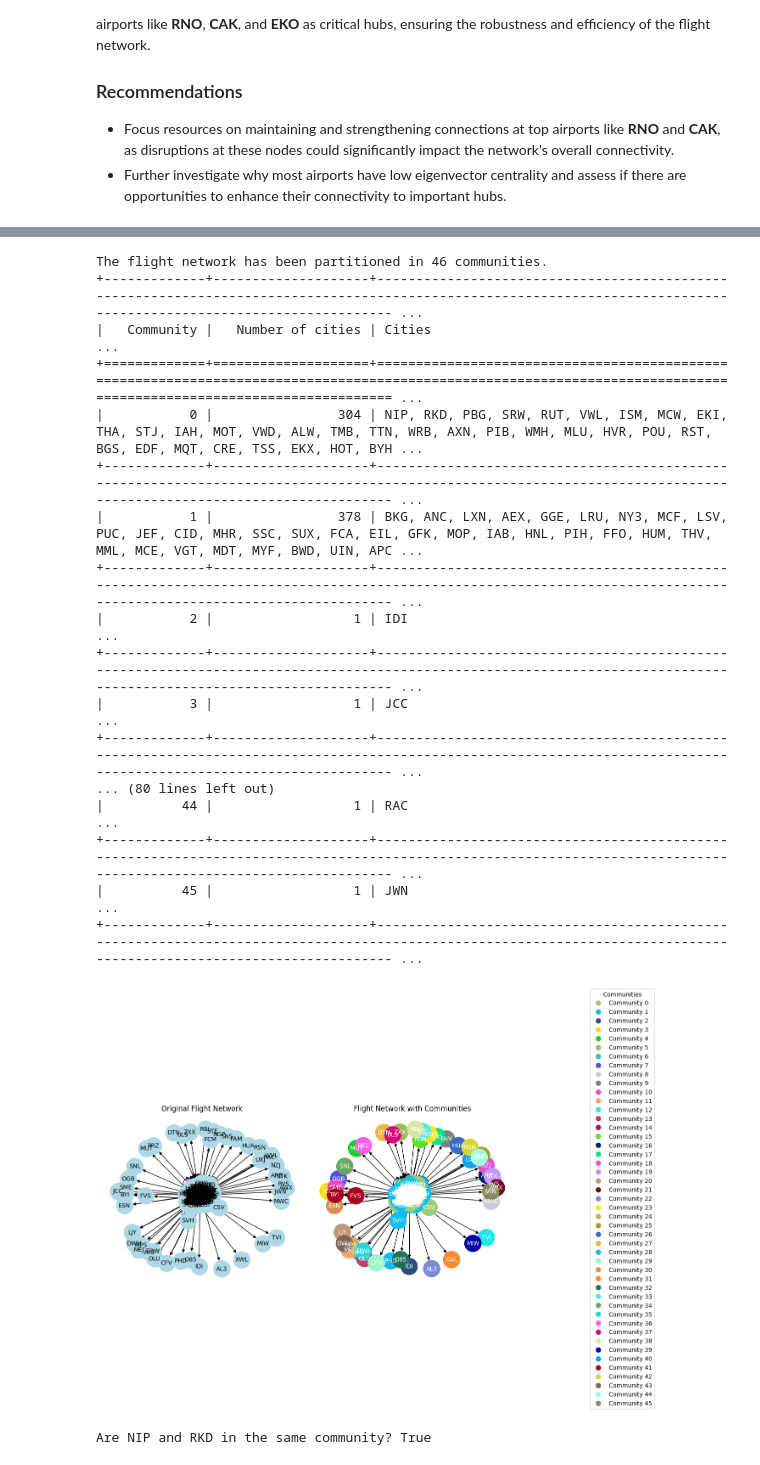
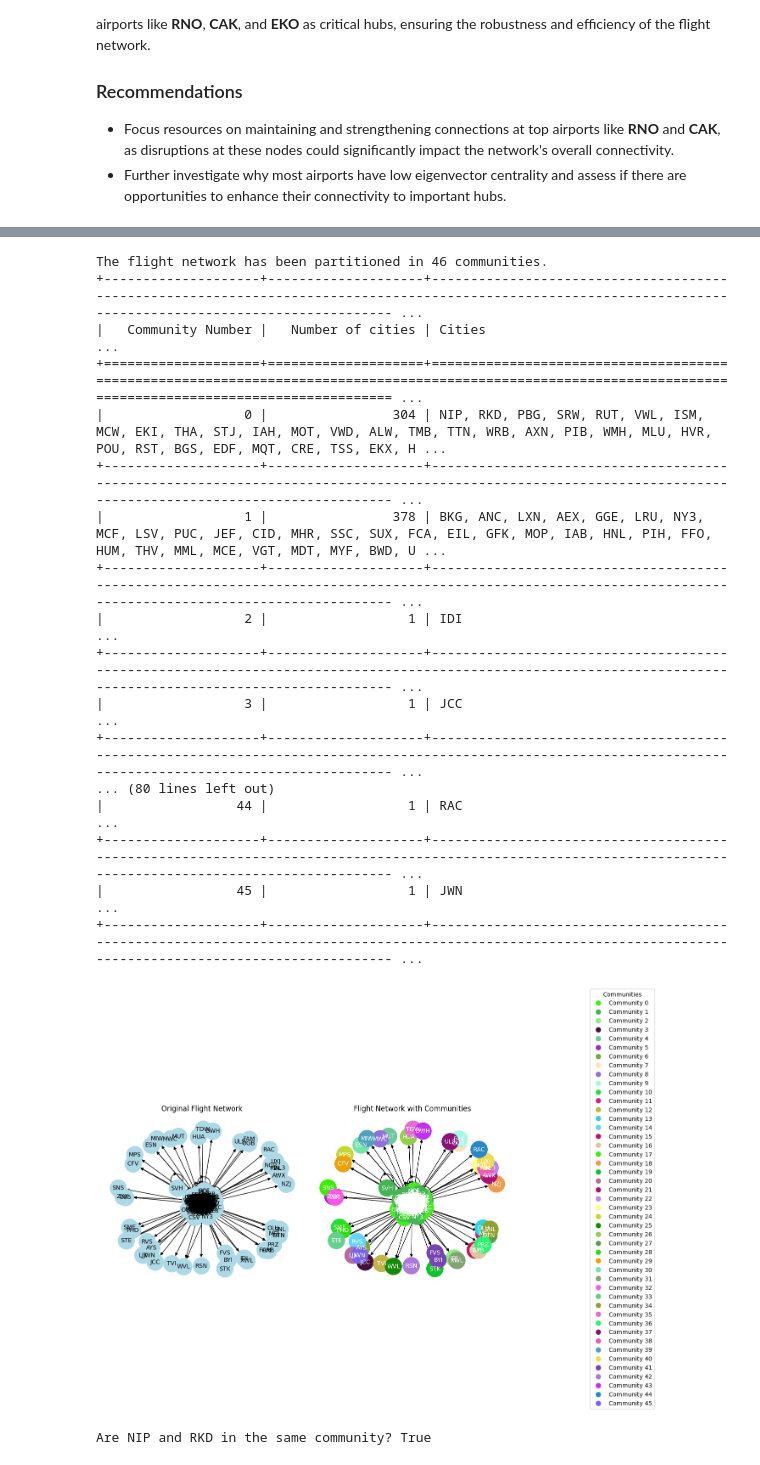
Before and after one commit to gmaurer08/ADM-HW5, a Jupyter notebook: main-2.ipynb, the cells around one changed output, grey strips where cells are left out. Cells and saved outputs as stored; diff of their text form; code cells hidden in the pictures.

Commit message:
Finalizing  q5

```diff
--- a/main-2.ipynb
+++ b/main-2.ipynb
@@ -1823,9 +1767,8 @@ def analyze_flight_network(network, c1, c2):
         c2 (str): Name of the second city.
     """
 
-    #Louvain-inspired community detection
     def custom_louvain_algorithm(network):
-        # Total weight of edges (assuming unweighted network, each edge counts as 1)
+        #Total weight of edges (since the network is unweighted, each edge counts as 1)
         total_weight = network.num_edges()
         # Initialize communities: each node starts in its own community
         communities = {node: {node} for node in network.get_nodes()}
@@ -1858,19 +1801,16 @@ def analyze_flight_network(network, c1, c2):
                     current_degree = network.out_degree(node)
 
                     # Compute the modularity gain for moving the node
-                    gain = (edge_weight / total_weight) - (current_degree * total_degree) / (2 * total_weight ** 2)
-                    # Update the best gain and community if the gain is greater
+                    gain =(edge_weight /total_weight) - (current_degree * total_degree)/ (2* total_weight ** 2)
+                    #Update the best gain and community if the gain is greater
                     if gain > best_gain:
                         best_gain = gain
                         best_community = target_community
 
             # Move the node to the best community if there's a positive gain
             if best_community != current_community:
-                #Remove the node from its current community
                 communities[current_community].remove(node)
-                #Add the node to the new community
                 communities[best_community].add(node)
-                #Update the mapping of the node to its new community
                 node_to_community[node] = best_community
 
         # Perform 10 iterations to refine communities, a fixed number of iterations is used, since in most of cases, the algorithm can converge within this number
@@ -1884,8 +1824,8 @@ def analyze_flight_network(network, c1, c2):
             aggregated_communities[community].add(node)
 
         # Reorder community key
-        renamed_communities = {i: nodes for i, nodes in enumerate(aggregated_communities.values())}
-        return renamed_communities
+        final_communities = {i: nodes for i, nodes in enumerate(aggregated_communities.values())}
+        return final_communities
 
 
     #Identify communities
@@ -1936,50 +1876,48 @@ def analyze_flight_network(network, c1, c2):
         plt.axis('off')
         legend_handles = [
             plt.Line2D([0], [0], marker='o', color='w', markerfacecolor=color, markersize=10, label=f"Community {community_id}")
             for community_id, color in community_colors.items()
         ]
         plt.legend(handles=legend_handles, loc='center', title="Communities")
 
         plt.tight_layout()
         plt.show()
 
 
 
     #Print results
     print(f"The flight network has been partitioned in {len(communities)} communities.")
 
     community_list = []
     for key, values in communities.items():
         community_list.append({"Community Number": key, "Number of cities": len(values), "Cities": ", ".join(values)})
     community_df = pd.DataFrame(community_list)
     # Convert DataFrame to a tabular string format
     tabular_view = tabulate(community_df, headers="keys", tablefmt="grid", showindex=False)
     print(tabular_view)
 
-    visualize_graph(graph, communities)
+    visualize_graph(network, communities)
     print(f"Are {c1} and {c2} in the same community?", same_community)
 
 
-
-
 analyze_flight_network(flight_network, "NIP", "RKD")
 # %% [output]
 The flight network has been partitioned in 46 communities.
-+-------------+--------------------+-------------------------------------------------------------------------------------------------------------------------------------------------------------------- ...
-|   Community |   Number of cities | Cities                                                                                                                                                              ...
-+=============+====================+==================================================================================================================================================================== ...
-|           0 |                304 | NIP, RKD, PBG, SRW, RUT, VWL, ISM, MCW, EKI, THA, STJ, IAH, MOT, VWD, ALW, TMB, TTN, WRB, AXN, PIB, WMH, MLU, HVR, POU, RST, BGS, EDF, MQT, CRE, TSS, EKX, HOT, BYH ...
-+-------------+--------------------+-------------------------------------------------------------------------------------------------------------------------------------------------------------------- ...
-|           1 |                378 | BKG, ANC, LXN, AEX, GGE, LRU, NY3, MCF, LSV, PUC, JEF, CID, MHR, SSC, SUX, FCA, EIL, GFK, MOP, IAB, HNL, PIH, FFO, HUM, THV, MML, MCE, VGT, MDT, MYF, BWD, UIN, APC ...
-+-------------+--------------------+-------------------------------------------------------------------------------------------------------------------------------------------------------------------- ...
-|           2 |                  1 | IDI                                                                                                                                                                 ...
-+-------------+--------------------+-------------------------------------------------------------------------------------------------------------------------------------------------------------------- ...
-|           3 |                  1 | JCC                                                                                                                                                                 ...
-+-------------+--------------------+-------------------------------------------------------------------------------------------------------------------------------------------------------------------- ...
++--------------------+--------------------+------------------------------------------------------------------------------------------------------------------------------------------------------------- ...
+|   Community Number |   Number of cities | Cities                                                                                                                                                       ...
++====================+====================+============================================================================================================================================================= ...
+|                  0 |                304 | NIP, RKD, PBG, SRW, RUT, VWL, ISM, MCW, EKI, THA, STJ, IAH, MOT, VWD, ALW, TMB, TTN, WRB, AXN, PIB, WMH, MLU, HVR, POU, RST, BGS, EDF, MQT, CRE, TSS, EKX, H ...
++--------------------+--------------------+------------------------------------------------------------------------------------------------------------------------------------------------------------- ...
+|                  1 |                378 | BKG, ANC, LXN, AEX, GGE, LRU, NY3, MCF, LSV, PUC, JEF, CID, MHR, SSC, SUX, FCA, EIL, GFK, MOP, IAB, HNL, PIH, FFO, HUM, THV, MML, MCE, VGT, MDT, MYF, BWD, U ...
++--------------------+--------------------+------------------------------------------------------------------------------------------------------------------------------------------------------------- ...
+|                  2 |                  1 | IDI                                                                                                                                                          ...
++--------------------+--------------------+------------------------------------------------------------------------------------------------------------------------------------------------------------- ...
+|                  3 |                  1 | JCC                                                                                                                                                          ...
++--------------------+--------------------+------------------------------------------------------------------------------------------------------------------------------------------------------------- ...
 ... (80 lines left out)
-|          44 |                  1 | RAC                                                                                                                                                                 ...
-+-------------+--------------------+-------------------------------------------------------------------------------------------------------------------------------------------------------------------- ...
-|          45 |                  1 | JWN                                                                                                                                                                 ...
-+-------------+--------------------+-------------------------------------------------------------------------------------------------------------------------------------------------------------------- ...
+|                 44 |                  1 | RAC                                                                                                                                                          ...
++--------------------+--------------------+------------------------------------------------------------------------------------------------------------------------------------------------------------- ...
+|                 45 |                  1 | JWN                                                                                                                                                          ...
++--------------------+--------------------+------------------------------------------------------------------------------------------------------------------------------------------------------------- ...
-[figure, old version]
+[figure, new version]
 Are NIP and RKD in the same community? True
```
Also changed, not shown: parts of 12 cells of this notebook.
